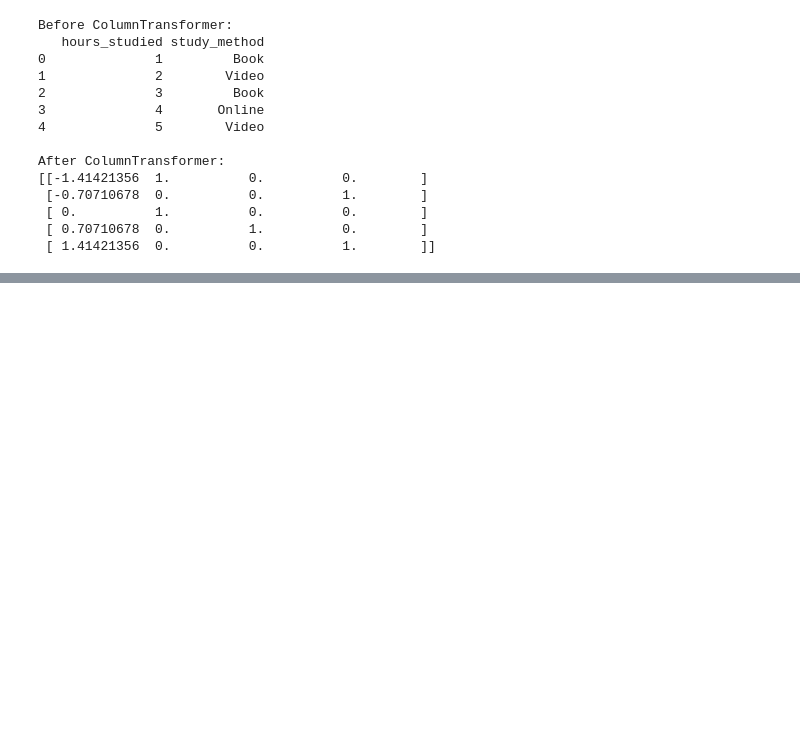
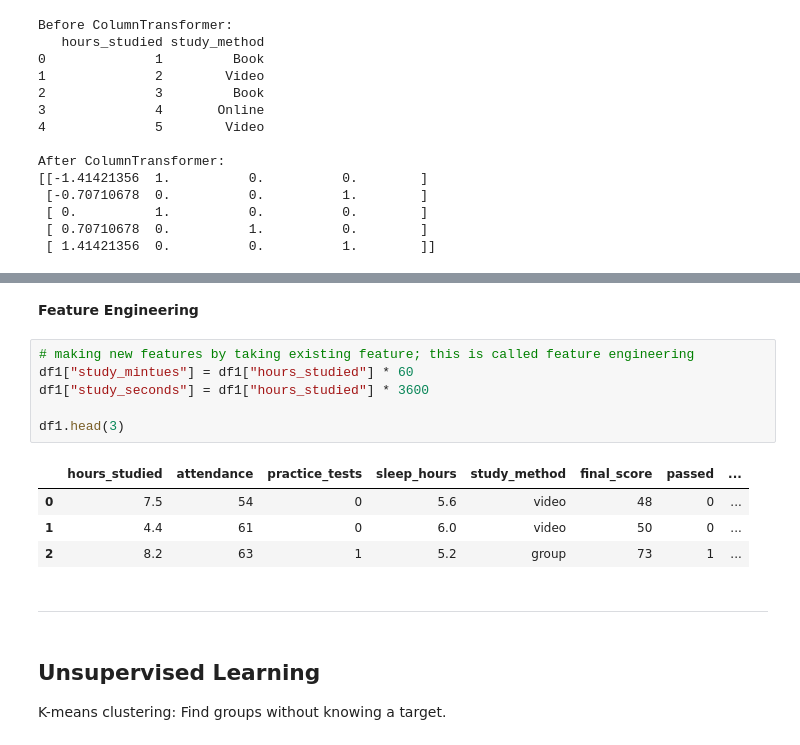
Before and after one commit to mj-awad17/AI-Engineering-bootcamp, a Jupyter notebook: Week-3/Day-3/class_work.ipynb, the cells around one changed output, grey strips where cells are left out. Cells and saved outputs as stored; diff of their text form; blank space fills up the shorter version.

```diff
--- a/Week-3/Day-3/class_work.ipynb
+++ b/Week-3/Day-3/class_work.ipynb
@@ -357,0 +428,19 @@ array([[-1.41421356,  1.        ,  0.        ,  0.        ],
+# %% [markdown]
+**Feature Engineering**
+# %%
+# making new features by taking existing feature; this is called feature engineering
+df1["study_mintues"] = df1["hours_studied"] * 60
+df1["study_seconds"] = df1["hours_studied"] * 3600
+
+df1.head(3)
+# %% [output]
+|  | hours_studied | attendance | practice_tests | sleep_hours | study_method | final_score | passed | ... |
+| 0 | 7.5 | 54 | 0 | 5.6 | video | 48 | 0 | ... |
+| 1 | 4.4 | 61 | 0 | 6.0 | video | 50 | 0 | ... |
+| 2 | 8.2 | 63 | 1 | 5.2 | group | 73 | 1 | ... |
+# %% [markdown]
+---
+# %% [markdown]
+## Unsupervised Learning
+
+K-means clustering: Find groups without knowing a target.
```
Also changed, not shown: parts of 7 cells of this notebook.
